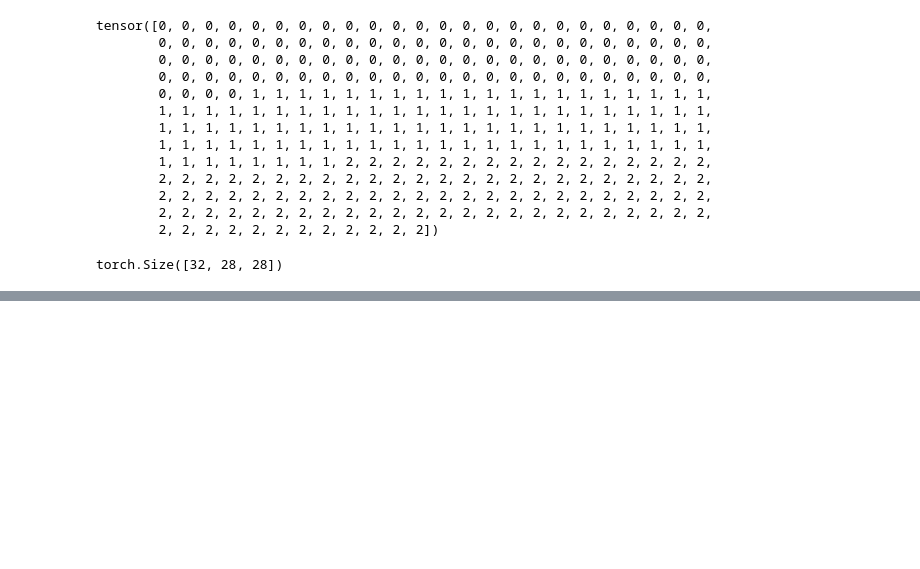
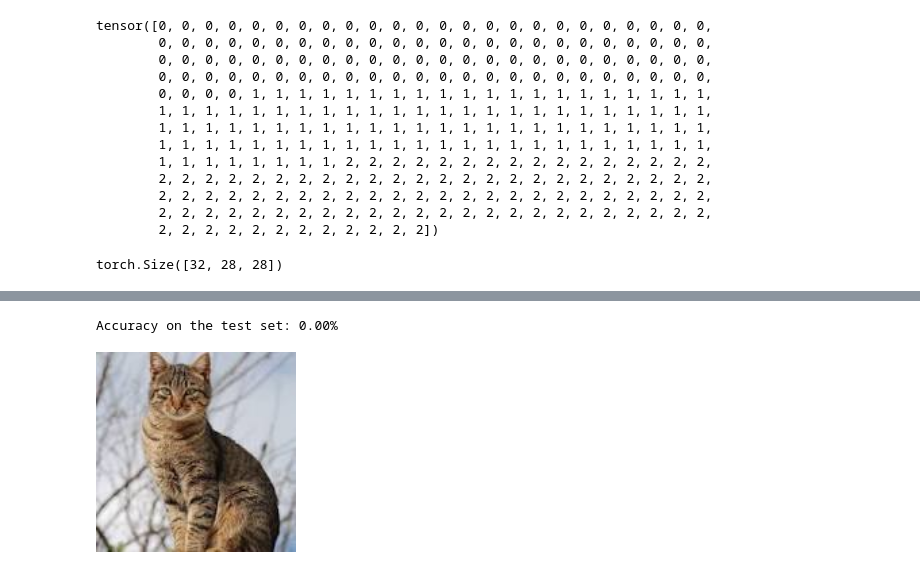
Before and after one commit to sanjay-sj87/computer_vision, a Jupyter notebook: MNIST_New.ipynb, the cells around one changed output, grey strips where cells are left out. Cells and saved outputs as stored; diff of their text form; code cells hidden in the pictures; blank space fills up the shorter version.

```diff
--- a/MNIST_New.ipynb
+++ b/MNIST_New.ipynb
@@ -79,0 +320,25 @@ import os
+# %%
+model.eval() # Set the model to evaluation mode
+correct = 0
+total = 0
+with torch.no_grad(): # Disable gradient calculation during evaluation
+    for images, labels in test_loader:
+        outputs = model(images)
+        _, predicted = torch.max(outputs.data, 1)
+        total += labels.size(0)
+        correct += (predicted == labels).sum().item()
+
+print(f"Accuracy on the test set: {100 * correct / total:.2f}%")
+# %% [output]
+Accuracy on the test set: 0.00%
+# %%
+from google.colab.patches import cv2_imshow
+import cv2
+
+img = cv2.imread("1cat.jpg")
+
+img_resized = cv2.resize(img, (200,200))
+
+cv2_imshow(img_resized)
+# %% [output]
+[figure, added]
```
Also changed, not shown: parts of 11 cells of this notebook.
